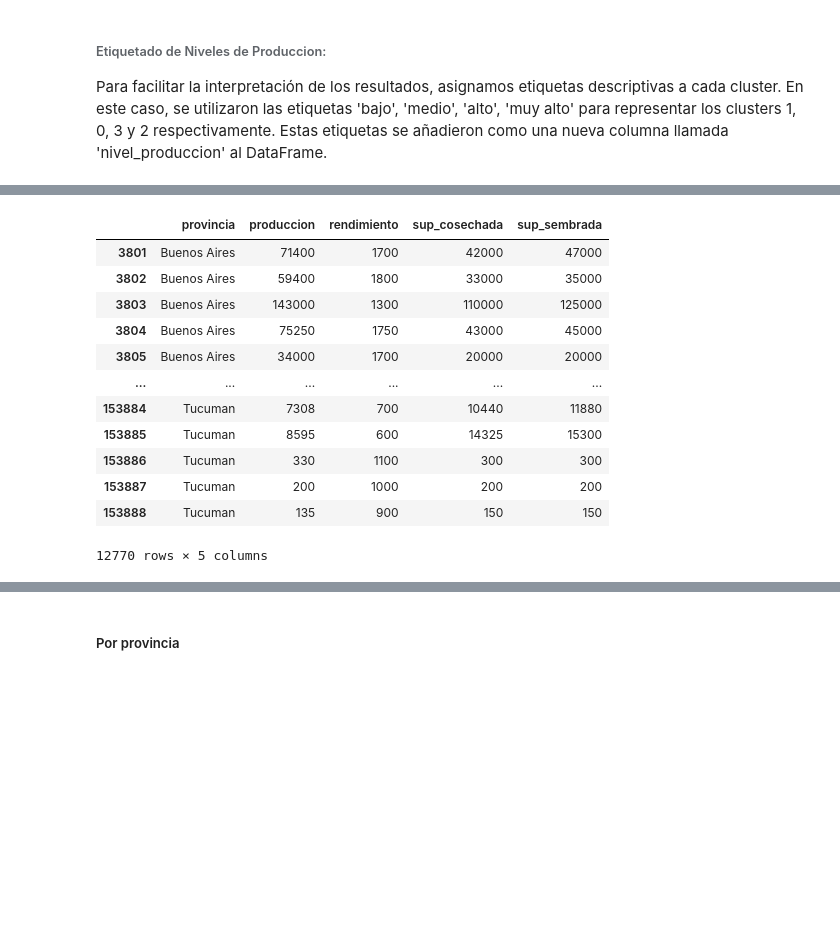
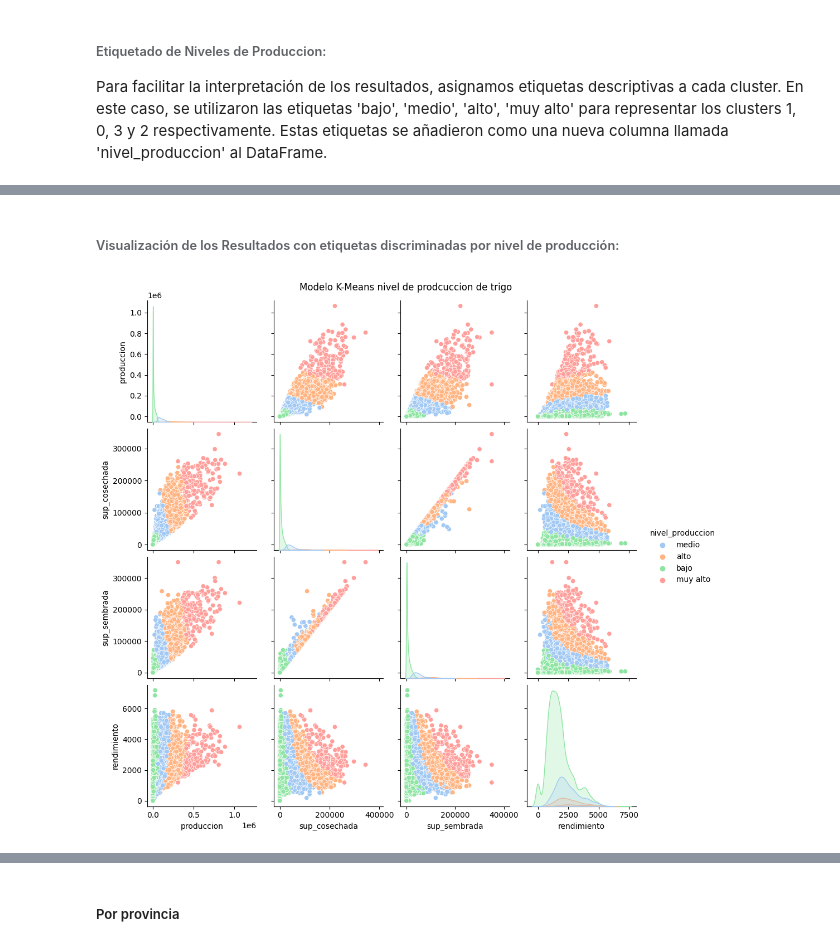
Before and after one commit to IvanGonzal0/Proyecto_Final_BigData, a Jupyter notebook: Final_BigData_IvanGonzaloTapia.ipynb, the cells around one changed output, grey strips where cells are left out. Saved outputs shown, nothing was run; the diff lists cells and outputs as text; code cells hidden in the pictures; blank space fills up the shorter version.

```diff
--- a/Final_BigData_IvanGonzaloTapia.ipynb
+++ b/Final_BigData_IvanGonzaloTapia.ipynb
@@ -788,23 +773,11 @@ df_estimacion_trigo_km.head()
 | 3803 | 6 | Buenos Aires | Adolfo Alsina | 28 | 1969/1970 | Trigo total | 125000 | 110000 | ... |
 | 3804 | 6 | Buenos Aires | Adolfo Gonzales Chaves | 28 | 1969/1970 | Trigo total | 45000 | 43000 | ... |
 | 3805 | 6 | Buenos Aires | Alberti | 28 | 1969/1970 | Trigo total | 20000 | 20000 | ... |
-# %%
-columnas_seleccionadas = ['provincia', 'produccion', 'rendimiento', 'sup_cosechada', 'sup_sembrada']
-
-# Creamos el nuevo DataFrame df_agrupado
-df_agrupado_trigo = df_estimacion_trigo_km[columnas_seleccionadas]
-df_agrupado_trigo
-# %% [output]
-|  | provincia | produccion | rendimiento | sup_cosechada | sup_sembrada |
-| 3801 | Buenos Aires | 71400 | 1700 | 42000 | 47000 |
-| 3802 | Buenos Aires | 59400 | 1800 | 33000 | 35000 |
-| 3803 | Buenos Aires | 143000 | 1300 | 110000 | 125000 |
-| 3804 | Buenos Aires | 75250 | 1750 | 43000 | 45000 |
-| 3805 | Buenos Aires | 34000 | 1700 | 20000 | 20000 |
-| ... | ... | ... | ... | ... | ... |
-| 153884 | Tucuman | 7308 | 700 | 10440 | 11880 |
-| 153885 | Tucuman | 8595 | 600 | 14325 | 15300 |
-| 153886 | Tucuman | 330 | 1100 | 300 | 300 |
-| 153887 | Tucuman | 200 | 1000 | 200 | 200 |
-| 153888 | Tucuman | 135 | 900 | 150 | 150 |
-12770 rows × 5 columns
+# %% [markdown]
+###### Visualización de los Resultados con etiquetas discriminadas por nivel de producción:
+# %%
+sns.pairplot(df_estimacion_trigo_km, hue='nivel_produccion', palette='pastel', vars=['produccion', 'sup_cosechada', 'sup_sembrada', 'rendimiento'])
+plt.suptitle('Modelo K-Means nivel de prodcuccion de trigo', y=1)
+plt.show()
+# %% [output]
+[figure, added]
```
Also changed, not shown: parts of 16 cells of this notebook.
